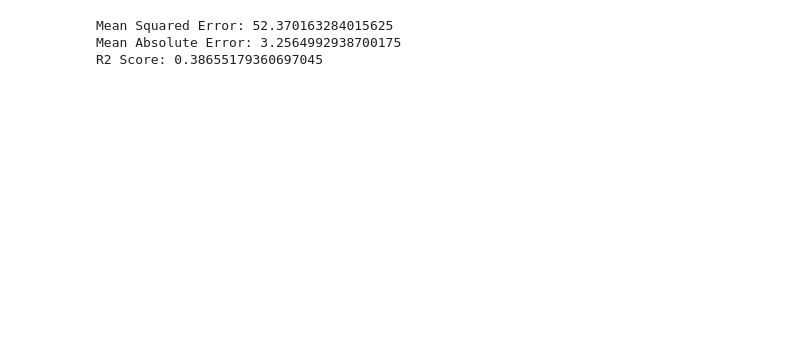
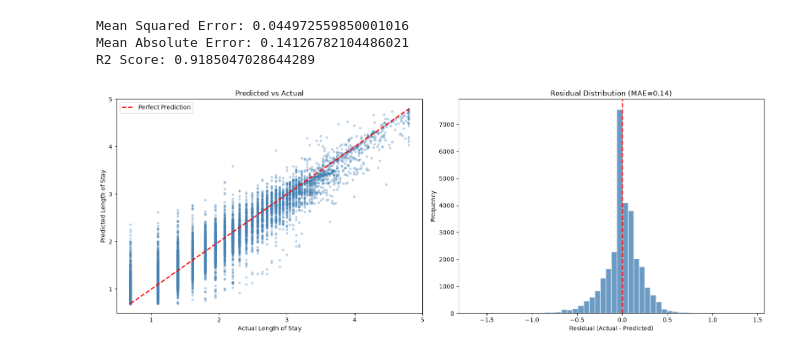
Before and after one commit to apoorvtripathi1999/length-of-stay-prediction-using-icp-codes, a Jupyter notebook: experiments.ipynb, the cells around one changed output. Saved outputs shown, nothing was run; the diff lists cells and outputs as text; code cells hidden in the pictures; blank space fills up the shorter version.

```diff
--- a/experiments.ipynb
+++ b/experiments.ipynb
@@ -38,0 +55,6 @@ y_pred = linearRegModel.predict(x_test)
+# %%
+mlflow.set_experiment("Random Forest Regressor")
+mlflow.sklearn.autolog()
+rf = RandomForestRegressor(n_jobs=10,max_depth=10,n_estimators=200)
+rf.fit(x_train,y_train)
+y_pred = rf.predict(x_test)
@@ -45,6 +70,31 @@ print(f'Mean Squared Error: {mse}')
 print(f'Mean Absolute Error: {mae}')
 print(f'R2 Score: {r2}')
 # %% [output]
-Mean Squared Error: 52.370163284015625
-Mean Absolute Error: 3.2564992938700175
-R2 Score: 0.38655179360697045
+Mean Squared Error: 0.044972559850001016
+Mean Absolute Error: 0.14126782104486021
+R2 Score: 0.9185047028644289
+# %%
+import matplotlib.pyplot as plt
+
+fig, axes = plt.subplots(1, 2, figsize=(16, 6))
+
+# Plot 1: Scatter — Predicted vs Actual
+axes[0].scatter(y_test, y_pred, alpha=0.3, s=10, color='steelblue')
+axes[0].plot([y_test.min(), y_test.max()], [y_test.min(), y_test.max()], 'r--', lw=2, label='Perfect Prediction')
+axes[0].set_xlabel('Actual Length of Stay')
+axes[0].set_ylabel('Predicted Length of Stay')
+axes[0].set_title('Predicted vs Actual')
+axes[0].legend()
+
+# Plot 2: Residual distribution
+residuals = y_test.values.ravel() - y_pred.ravel()
+axes[1].hist(residuals, bins=50, color='steelblue', edgecolor='white', alpha=0.8)
+axes[1].axvline(x=0, color='red', linestyle='--', lw=2)
+axes[1].set_xlabel('Residual (Actual - Predicted)')
+axes[1].set_ylabel('Frequency')
+axes[1].set_title(f'Residual Distribution (MAE={mae:.2f})')
+
+plt.tight_layout()
+plt.show()
+# %% [output]
+[figure, added]
```
Also changed, not shown: parts of 6 cells of this notebook, 2 other files.
